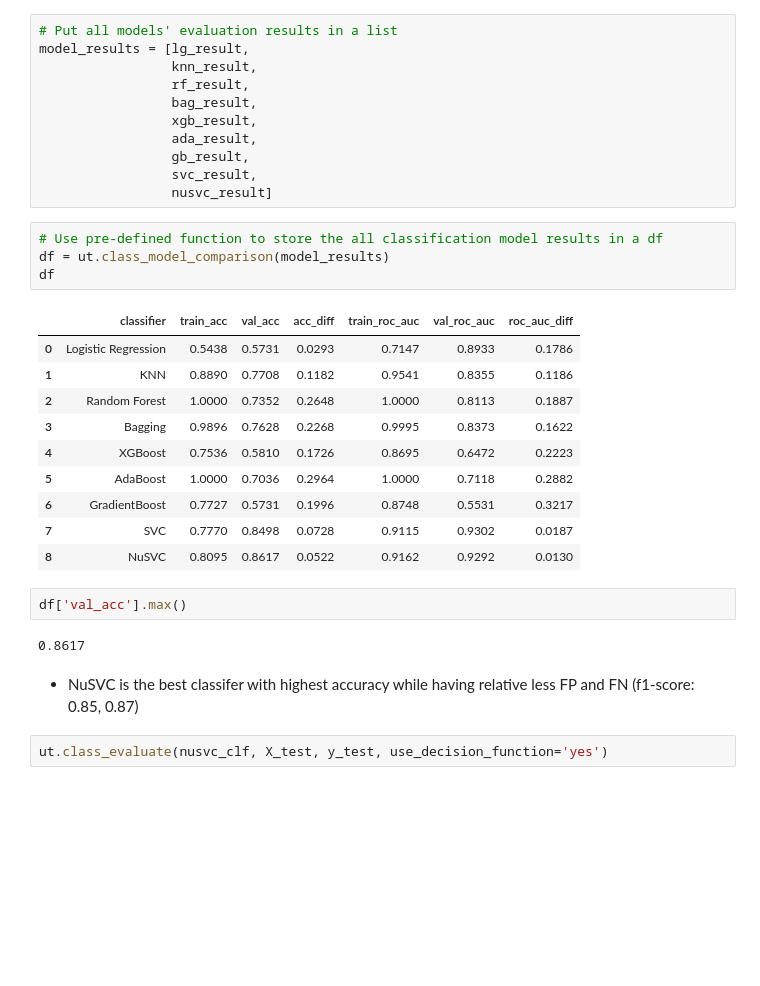
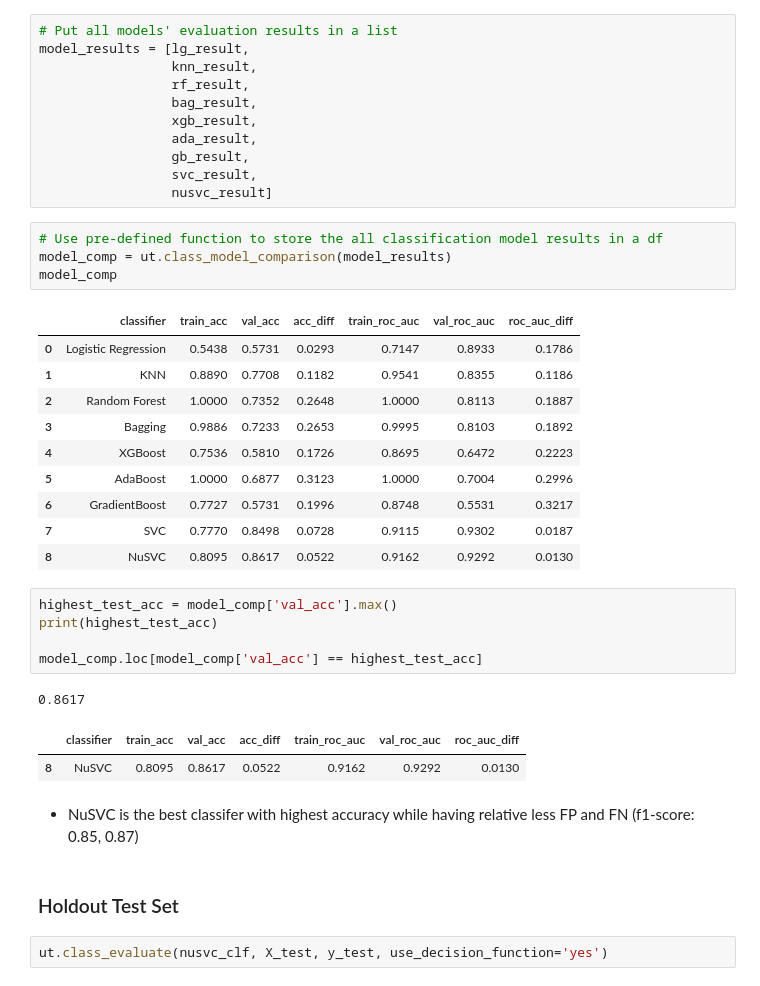
Before and after one commit to jingyunw/Capstone_Project, a Jupyter notebook: notebook/5_Classification.ipynb, the cells around one changed output. Cells and saved outputs as stored; diff of their text form; blank space fills up the shorter version.

```diff
--- a/notebook/05_Classification.ipynb
+++ b/notebook/5_Classification.ipynb
@@ -574,25 +619,32 @@ model_results = [lg_result,
                  nusvc_result]
 # %%
 # Use pre-defined function to store the all classification model results in a df
-df = ut.class_model_comparison(model_results)
-df
+model_comp = ut.class_model_comparison(model_results)
+model_comp
 # %% [output]
 |  | classifier | train_acc | val_acc | acc_diff | train_roc_auc | val_roc_auc | roc_auc_diff |
 | 0 | Logistic Regression | 0.5438 | 0.5731 | 0.0293 | 0.7147 | 0.8933 | 0.1786 |
 | 1 | KNN | 0.8890 | 0.7708 | 0.1182 | 0.9541 | 0.8355 | 0.1186 |
 | 2 | Random Forest | 1.0000 | 0.7352 | 0.2648 | 1.0000 | 0.8113 | 0.1887 |
-| 3 | Bagging | 0.9896 | 0.7628 | 0.2268 | 0.9995 | 0.8373 | 0.1622 |
+| 3 | Bagging | 0.9886 | 0.7233 | 0.2653 | 0.9995 | 0.8103 | 0.1892 |
 | 4 | XGBoost | 0.7536 | 0.5810 | 0.1726 | 0.8695 | 0.6472 | 0.2223 |
-| 5 | AdaBoost | 1.0000 | 0.7036 | 0.2964 | 1.0000 | 0.7118 | 0.2882 |
+| 5 | AdaBoost | 1.0000 | 0.6877 | 0.3123 | 1.0000 | 0.7004 | 0.2996 |
 | 6 | GradientBoost | 0.7727 | 0.5731 | 0.1996 | 0.8748 | 0.5531 | 0.3217 |
 | 7 | SVC | 0.7770 | 0.8498 | 0.0728 | 0.9115 | 0.9302 | 0.0187 |
 | 8 | NuSVC | 0.8095 | 0.8617 | 0.0522 | 0.9162 | 0.9292 | 0.0130 |
-# %%
-df['val_acc'].max()
-# %% [output]
-0.8617
+# %%
+highest_test_acc = model_comp['val_acc'].max()
+print(highest_test_acc)
+
+model_comp.loc[model_comp['val_acc'] == highest_test_acc]
+# %% [output]
+0.8617
+|  | classifier | train_acc | val_acc | acc_diff | train_roc_auc | val_roc_auc | roc_auc_diff |
+| 8 | NuSVC | 0.8095 | 0.8617 | 0.0522 | 0.9162 | 0.9292 | 0.0130 |
 # %% [markdown]
 - NuSVC is the best classifer with highest accuracy while having relative less FP and FN (f1-score: 0.85, 0.87)
+# %% [markdown]
+### Holdout Test Set
 # %%
 ut.class_evaluate(nusvc_clf, X_test, y_test, use_decision_function='yes')
 # %% [output]
```
Also changed, not shown: parts of 45 cells of this notebook.
